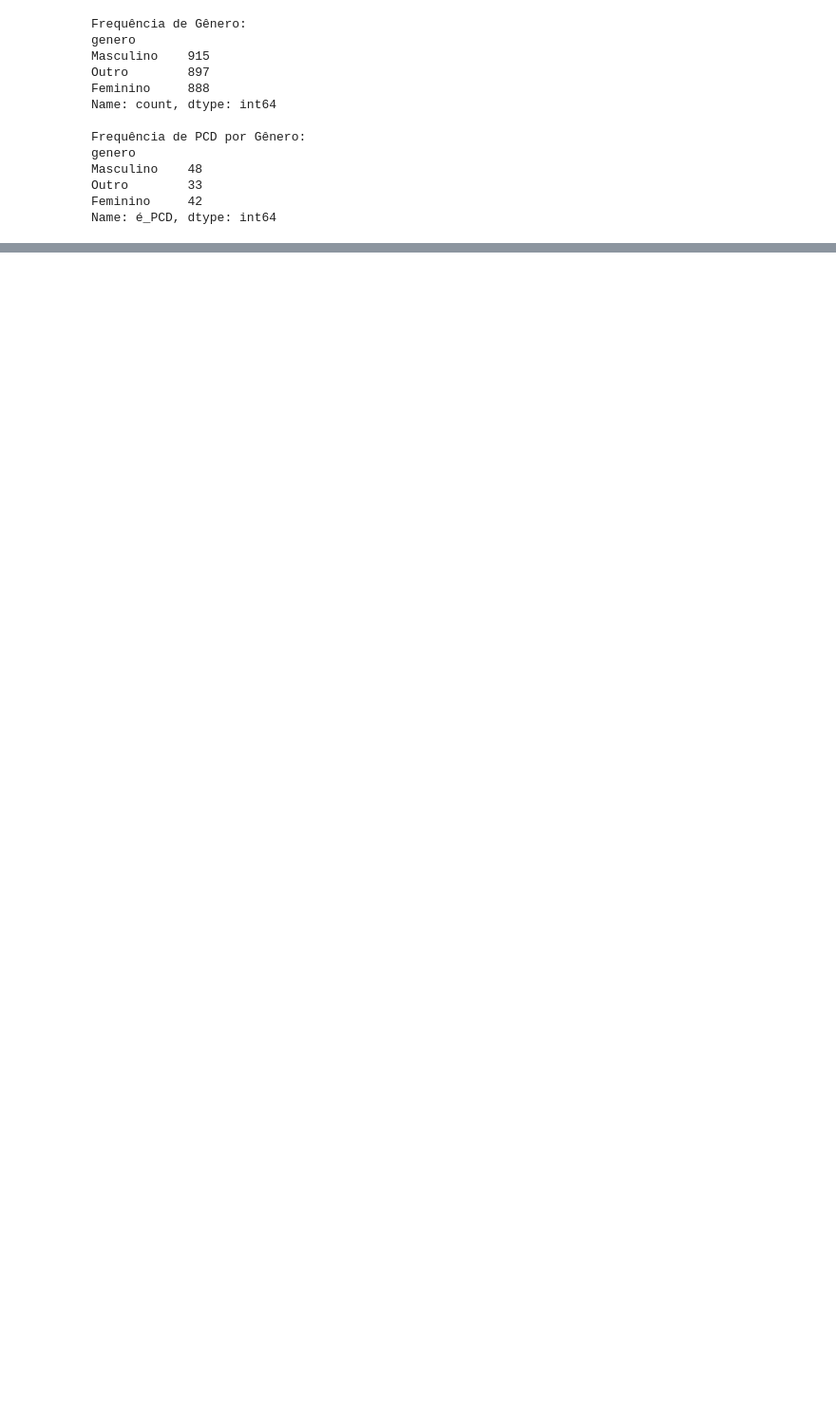
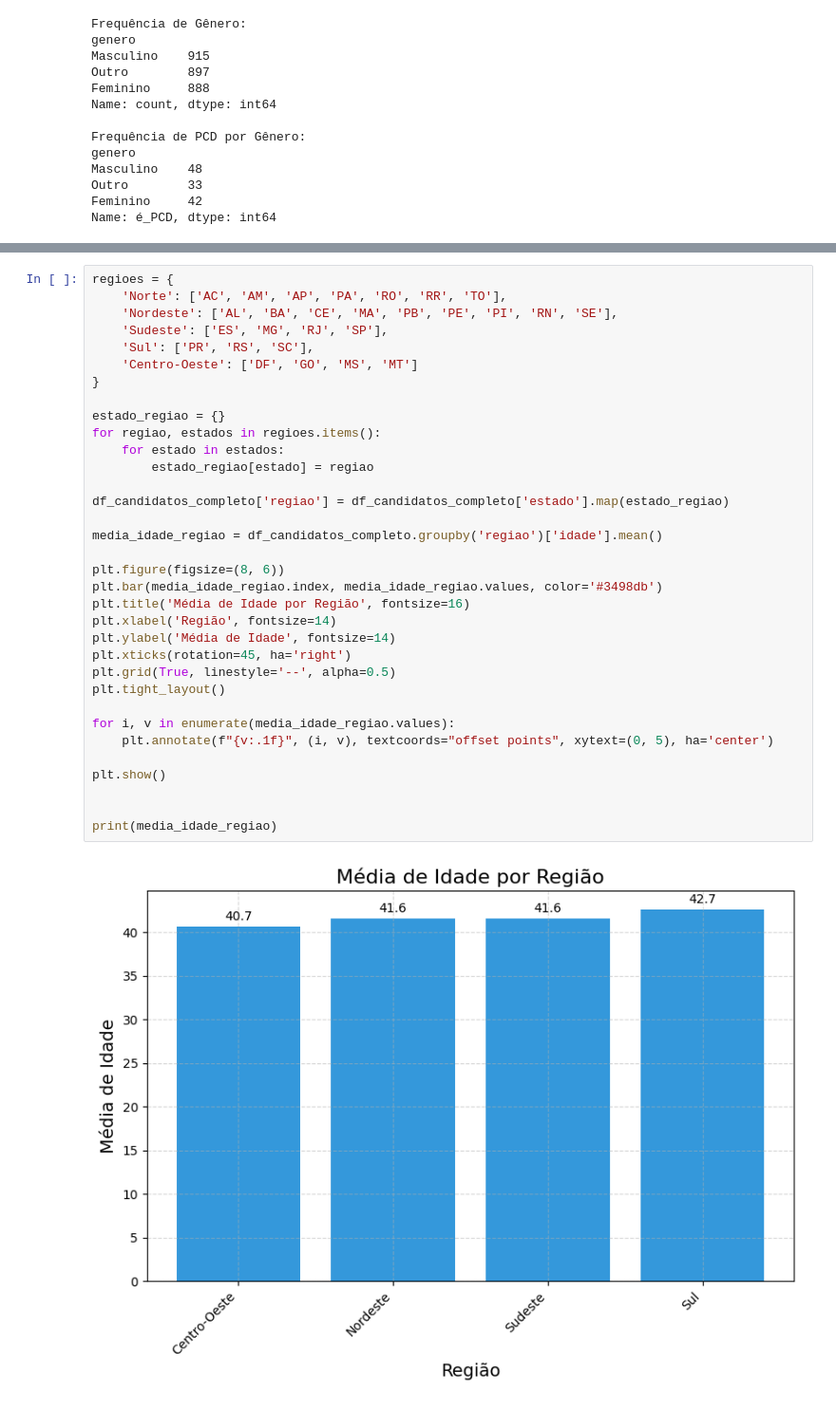
Before and after one commit to jesieldossantos/Curso-IA, a Jupyter notebook: analises/candidatos/candidatos_tecnologia.ipynb, the cells around one changed output, grey strips where cells are left out. Shown at 95% size. Cells and saved outputs as stored; diff of their text form; blank space fills up the shorter version.

```diff
--- a/analises/candidatos/candidatos_tecnologia.ipynb
+++ b/analises/candidatos/candidatos_tecnologia.ipynb
@@ -491,0 +495,36 @@ Name: é_PCD, dtype: int64
+# %%
+regioes = {
+    'Norte': ['AC', 'AM', 'AP', 'PA', 'RO', 'RR', 'TO'],
+    'Nordeste': ['AL', 'BA', 'CE', 'MA', 'PB', 'PE', 'PI', 'RN', 'SE'],
+    'Sudeste': ['ES', 'MG', 'RJ', 'SP'],
+    'Sul': ['PR', 'RS', 'SC'],
+    'Centro-Oeste': ['DF', 'GO', 'MS', 'MT']
+}
+
+estado_regiao = {}
+for regiao, estados in regioes.items():
+    for estado in estados:
+        estado_regiao[estado] = regiao
+
+df_candidatos_completo['regiao'] = df_candidatos_completo['estado'].map(estado_regiao)
+
+media_idade_regiao = df_candidatos_completo.groupby('regiao')['idade'].mean()
+
+plt.figure(figsize=(8, 6))
+plt.bar(media_idade_regiao.index, media_idade_regiao.values, color='#3498db')
+plt.title('Média de Idade por Região', fontsize=16)
+plt.xlabel('Região', fontsize=14)
+plt.ylabel('Média de Idade', fontsize=14)
+plt.xticks(rotation=45, ha='right')
+plt.grid(True, linestyle='--', alpha=0.5)
+plt.tight_layout()
+
+for i, v in enumerate(media_idade_regiao.values):
+    plt.annotate(f"{v:.1f}", (i, v), textcoords="offset points", xytext=(0, 5), ha='center')
+
+plt.show()
+
+
+print(media_idade_regiao)
+# %% [output]
+[figure, added]
```
Also changed, not shown: parts of 21 cells of this notebook.
